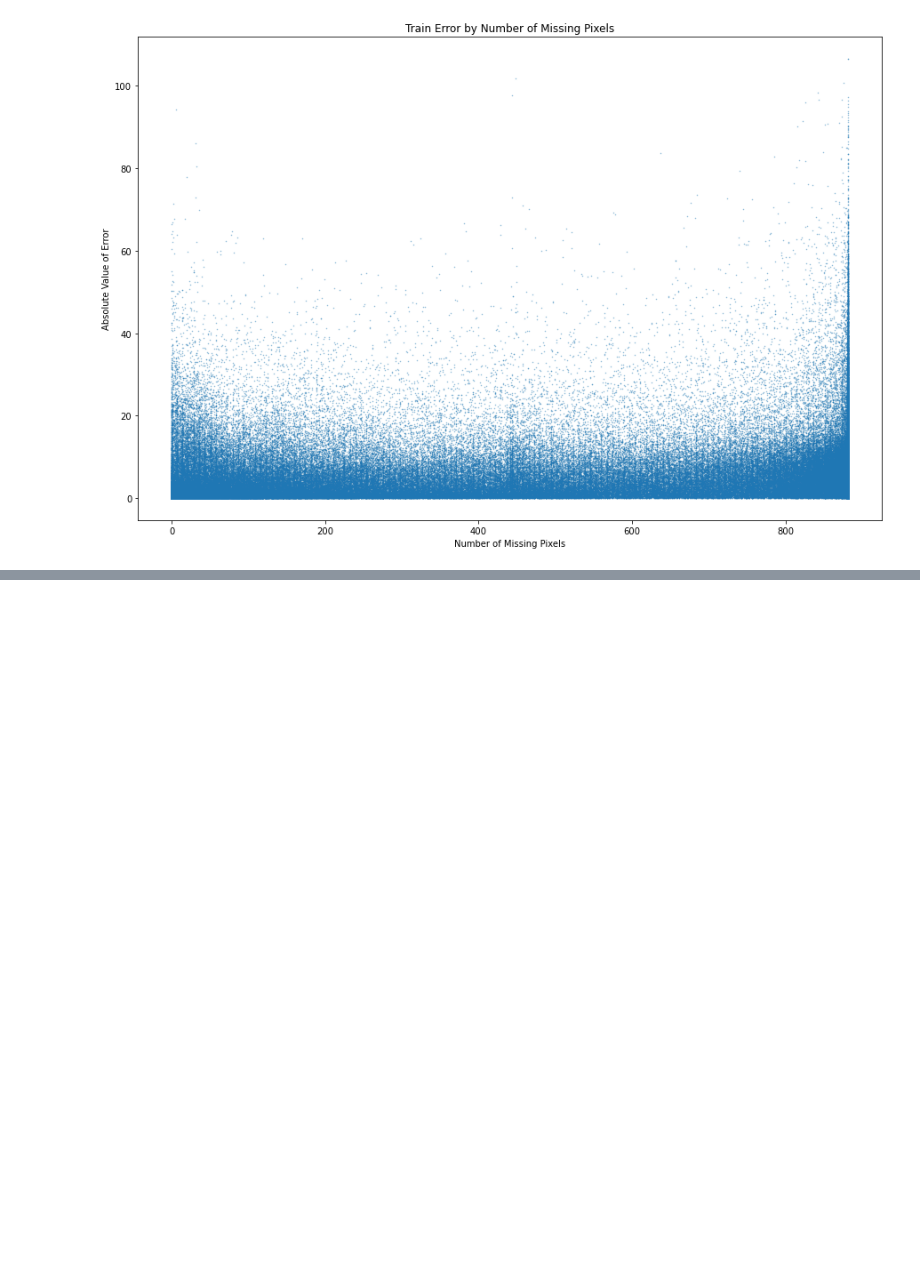
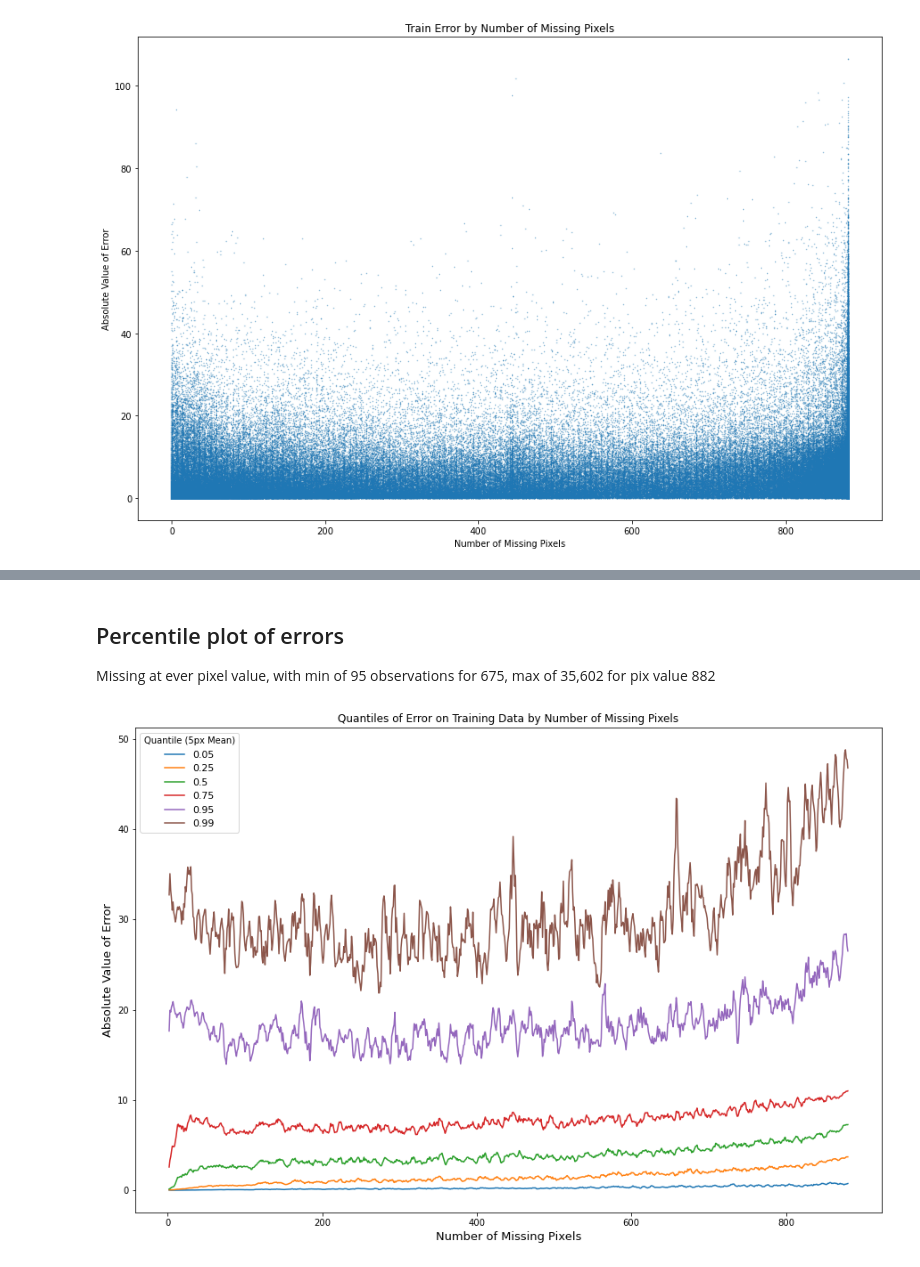
Before and after one commit to M-Harrington/SnowComp, a Jupyter notebook: chapter3/SummaryGraphs.ipynb, the cells around one changed output, grey strips where cells are left out. Saved outputs shown, nothing was run; the diff lists cells and outputs as text; code cells hidden in the pictures; blank space fills up the shorter version.

```diff
--- a/chapter3/SummaryGraphs.ipynb
+++ b/chapter3/SummaryGraphs.ipynb
@@ -447,0 +516,28 @@ plt.legend(loc='best')
+# %% [markdown]
+## Percentile plot of errors
+
+Missing at ever pixel value, with min of 95 observations for 675, max of 35,602 for pix value 882
+# %%
+train_err_df = pd.DataFrame(data = {'n_missing':x_train_missness, 'error':train_error})
+train_err_df = train_err_df.groupby('n_missing')
+
+train_quants = train_err_df.quantile([.05, .25, .5, .75, .95, .99]).reset_index()
+train_quants.rename(columns = {'level_1':'Quantile'}, inplace = True)
+# %%
+fig, ax = plt.subplots(figsize = (15, 10))
+
+for key, grp in train_quants.groupby(['Quantile']):
+    grp = grp.rolling(5).mean()
+    ax = grp.plot(ax=ax, kind='line', x='n_missing', y='error', label=key)
+
+plt.legend(loc='best', title = 'Quantile (5px Mean)', fontsize = 11)
+x_name = 'Number of Missing Pixels'
+y_name = 'Absolute Value of Error'
+plt.xlabel(x_name, fontsize = 13)
+plt.ylabel(y_name, fontsize = 13)
+
+plt.title("Quantiles of Error on Training Data by Number of Missing Pixels" )
+
+plt.show()
+# %% [output]
+[figure, added]
```
Also changed, not shown: parts of 23 cells of this notebook, 2 other files.
